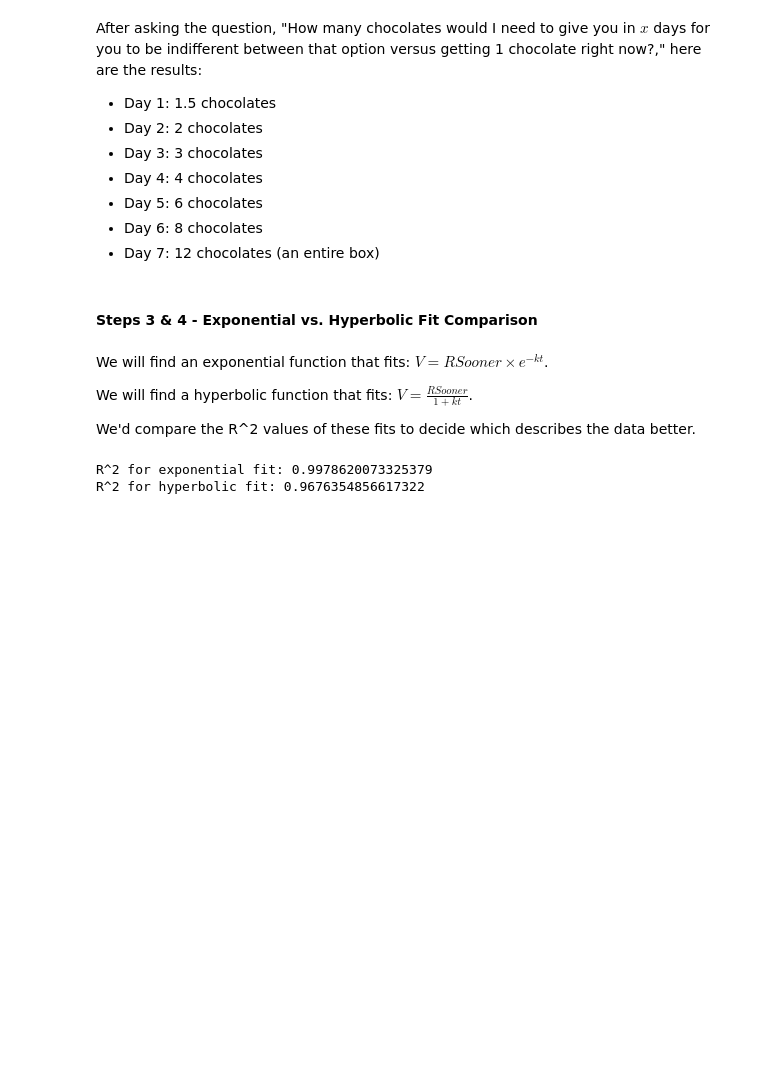
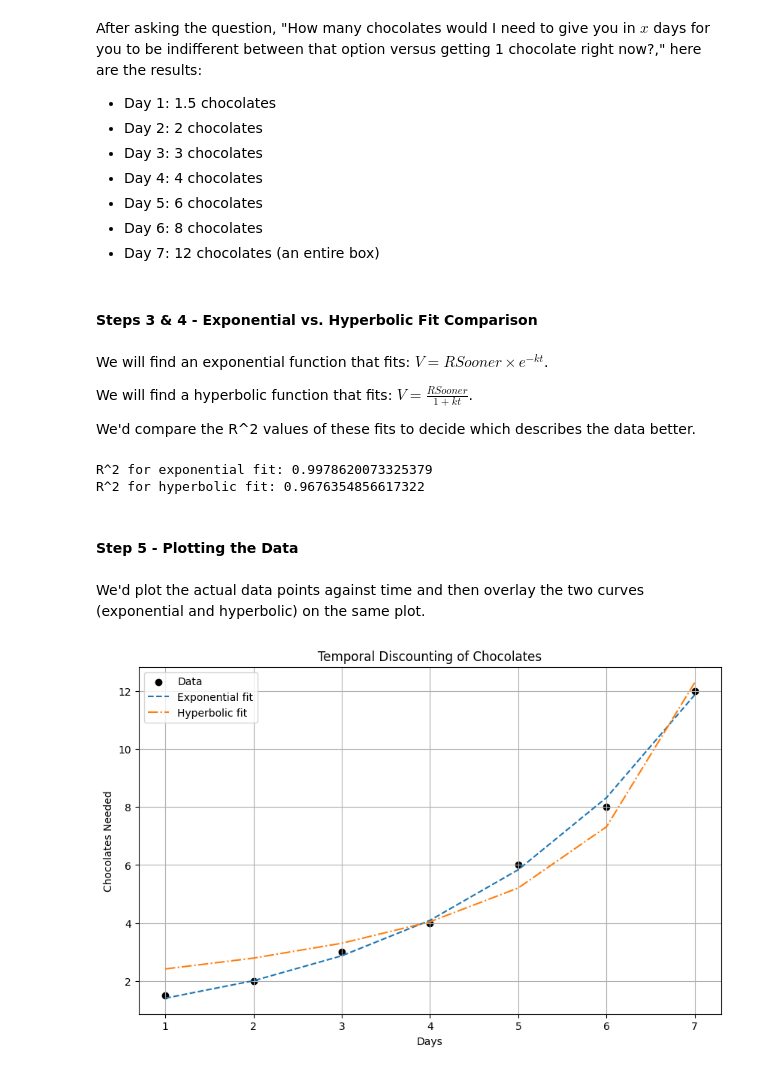
Before and after one commit to bs333/mgt-451, a Jupyter notebook: MGT451 - Assignments/MGT451 - Assignment #2/MGT451 - Assignment #2 ~ Temporal Discounting.ipynb, the cells around one changed output. Drawn from its saved outputs; the diff is of its cells as text; code cells hidden in the pictures; blank space fills up the shorter version.

Commit message:
Finish Step 5.

```diff
--- a/MGT451 - Assignments/MGT451 - Assignment #2/MGT451 - Assignment #2 ~ Temporal Discounting.ipynb
+++ b/MGT451 - Assignments/MGT451 - Assignment #2/MGT451 - Assignment #2 ~ Temporal Discounting.ipynb
@@ -93,3 +93,21 @@ print(f"R^2 for hyperbolic fit: {hyp_r2}")
 # %% [output]
 R^2 for exponential fit: 0.9978620073325379
 R^2 for hyperbolic fit: 0.9676354856617322
+# %% [markdown]
+#### Step 5 - Plotting the Data
+# %% [markdown]
+We'd plot the actual data points against time and then overlay the two curves (exponential and hyperbolic) on the same plot.
+# %%
+# Step 5: Plot the data and the two curves
+plt.figure(figsize=(10, 6))
+plt.scatter(days, chocolates_needed, color='black', label='Data')
+plt.plot(days, exp_fit, label='Exponential fit', linestyle='--')
+plt.plot(days, hyp_fit, label='Hyperbolic fit', linestyle='-.')
+plt.xlabel('Days')
+plt.ylabel('Chocolates Needed')
+plt.title('Temporal Discounting of Chocolates')
+plt.legend()
+plt.grid(True)
+plt.show()
+# %% [output]
+[figure, added]
```
